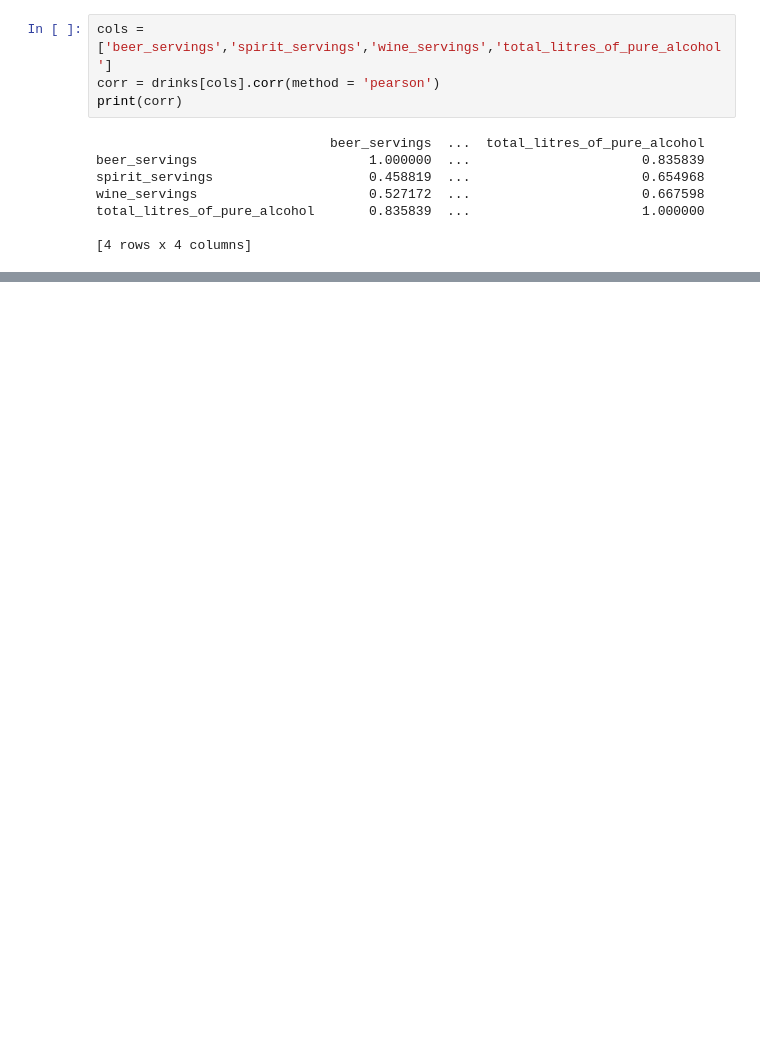
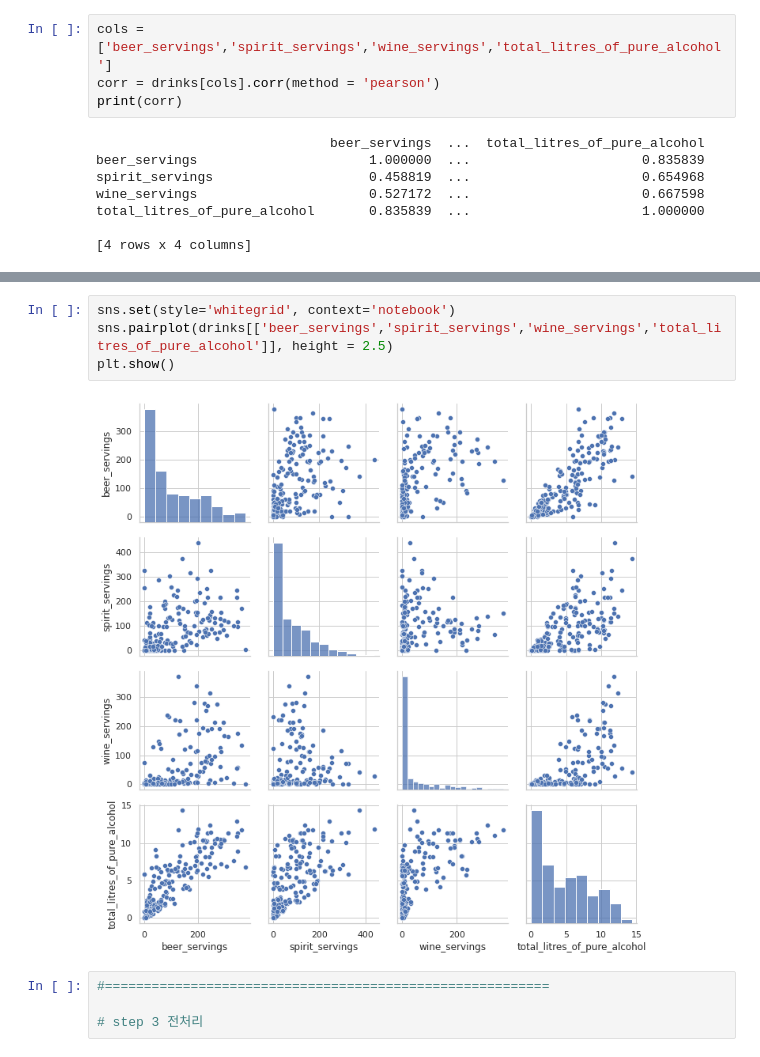
Before and after one commit to zeruel91/DataAnalysis, a Jupyter notebook: drink.ipynb, the cells around one changed output, grey strips where cells are left out. Saved outputs shown, nothing was run; the diff lists cells and outputs as text; blank space fills up the shorter version.

```diff
--- a/drink.ipynb
+++ b/drink.ipynb
@@ -92,0 +136,10 @@ total_litres_of_pure_alcohol       0.835839  ...                      1.000000
+# %%
+sns.set(style='whitegrid', context='notebook')
+sns.pairplot(drinks[['beer_servings','spirit_servings','wine_servings','total_litres_of_pure_alcohol']], height = 2.5)
+plt.show()
+# %% [output]
+[figure, added]
+# %%
+#=========================================================
+
+# step 3 전처리
```
Also changed, not shown: parts of 12 cells of this notebook.
